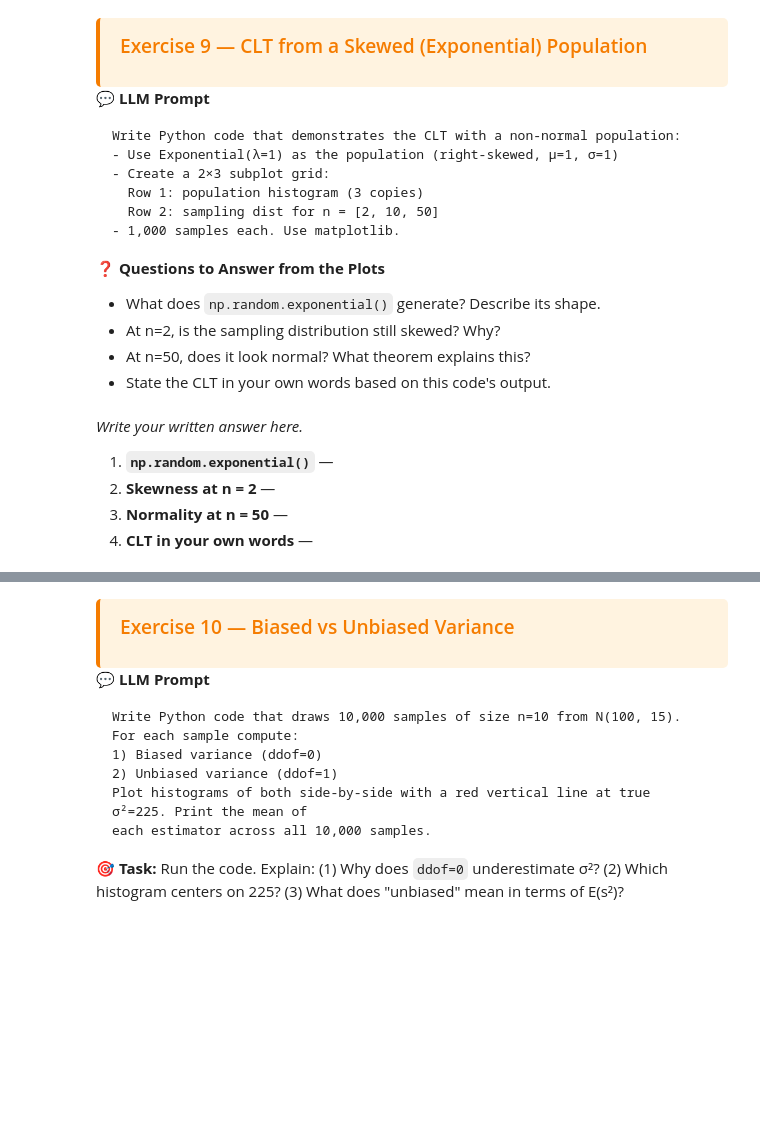
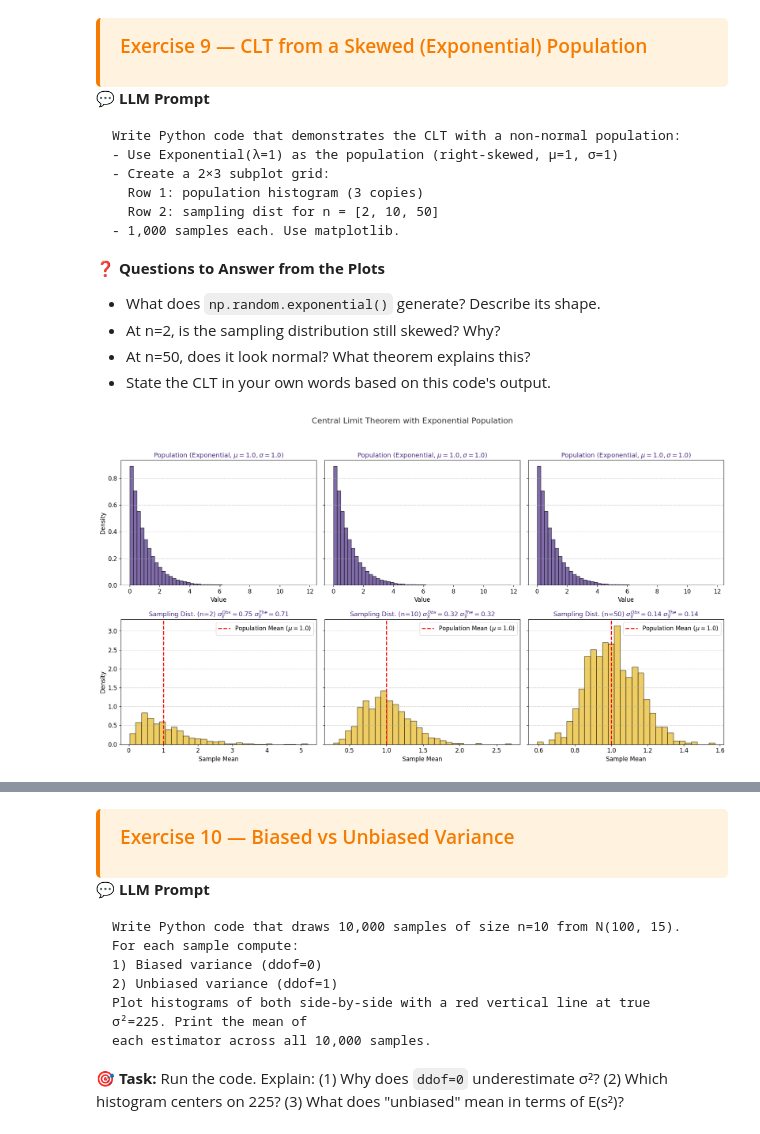
Before and after one commit to IrenePhilip01/BDATA200, a Jupyter notebook: 04_data_analysis_statistics.ipynb, the cells around one changed output, grey strips where cells are left out. Drawn from its saved outputs; the diff is of its cells as text; code cells hidden in the pictures; blank space fills up the shorter version.

```diff
--- a/04_data_analysis_statistics.ipynb
+++ b/04_data_analysis_statistics.ipynb
@@ -959,7 +1090,40 @@ reps = 1000
-# %% [markdown]
-*Write your written answer here.*
-
-1. **`np.random.exponential()`** —
-2. **Skewness at n = 2** —
-3. **Normality at n = 50** —
-4. **CLT in your own words** —
+# %%
+pop = np.random.exponential(scale=1.0, size=100000) # Larger population for better representation
+mu_exp = 1.0 # Expected mean of Exponential(lambda=1)
+sigma_exp = 1.0 # Expected std dev of Exponential(lambda=1)
+sizes = [2, 10, 50]
+reps = 1000
+
+fig, axes = plt.subplots(2, 3, figsize=(18, 10), sharex=False, sharey='row') # sharey='row' to compare frequencies
+
+# Row 1: Population histogram (3 copies)
+for i in range(3):
+    axes[0, i].hist(pop, bins=50, density=True, alpha=0.7, color='#4B2E83', edgecolor='black')
+    axes[0, i].set_title(f'Population (Exponential, $\mu={mu_exp}, \sigma={sigma_exp}$)', fontsize=13, color='#4B2E83')
+    axes[0, i].set_xlabel('Value')
+    if i == 0:
+        axes[0, i].set_ylabel('Density')
+    axes[0, i].grid(axis='y', linestyle='--', alpha=0.7)
+
+# Row 2: Sampling distributions for n = [2, 10, 50]
+for i, n in enumerate(sizes):
+    sample_means = [np.mean(np.random.exponential(scale=1.0, size=n)) for _ in range(reps)]
+
+    # Calculate observed SE for annotation
+    observed_se = np.std(sample_means, ddof=0);
+    theoretical_se = sigma_exp / np.sqrt(n);
+
+    axes[1, i].hist(sample_means, bins=30, density=True, alpha=0.7, color='#E8B923', edgecolor='black')
+    axes[1, i].axvline(mu_exp, color='red', linestyle='dashed', linewidth=2, label=f'Population Mean ($\mu={mu_exp}$)')
+    axes[1, i].set_title(f'Sampling Dist. (n={n}) $\sigma_{{\overline{{x}}}}^{{Obs}}={observed_se:.2f}$ $\sigma_{{\overline{{x}}}}^{{The}}={theoretical_se:.2f}$', fontsize=13, color='#4B2E83')
+    axes[1, i].set_xlabel('Sample Mean')
+    if i == 0:
+        axes[1, i].set_ylabel('Density')
+    axes[1, i].legend()
+    axes[1, i].grid(axis='y', linestyle='--', alpha=0.7)
+
+fig.suptitle('Central Limit Theorem with Exponential Population', fontsize=16, color='#333', y=1.02)
+plt.tight_layout(rect=[0, 0.03, 1, 0.98])
+plt.show()
+# %% [output]
+[figure, added]
```
Also changed, not shown: parts of 9 cells of this notebook.
